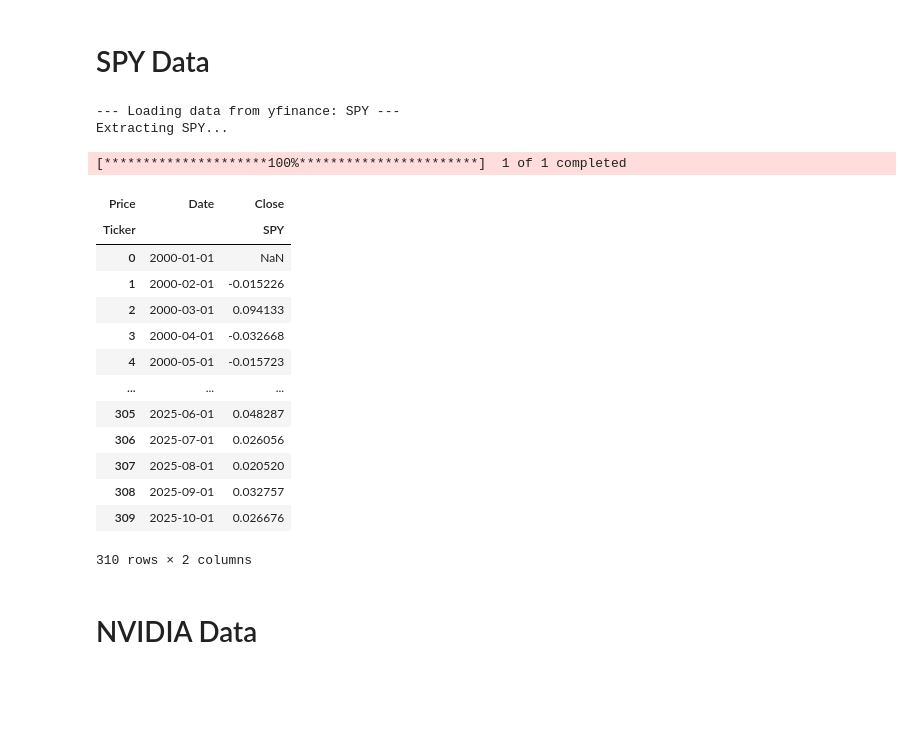
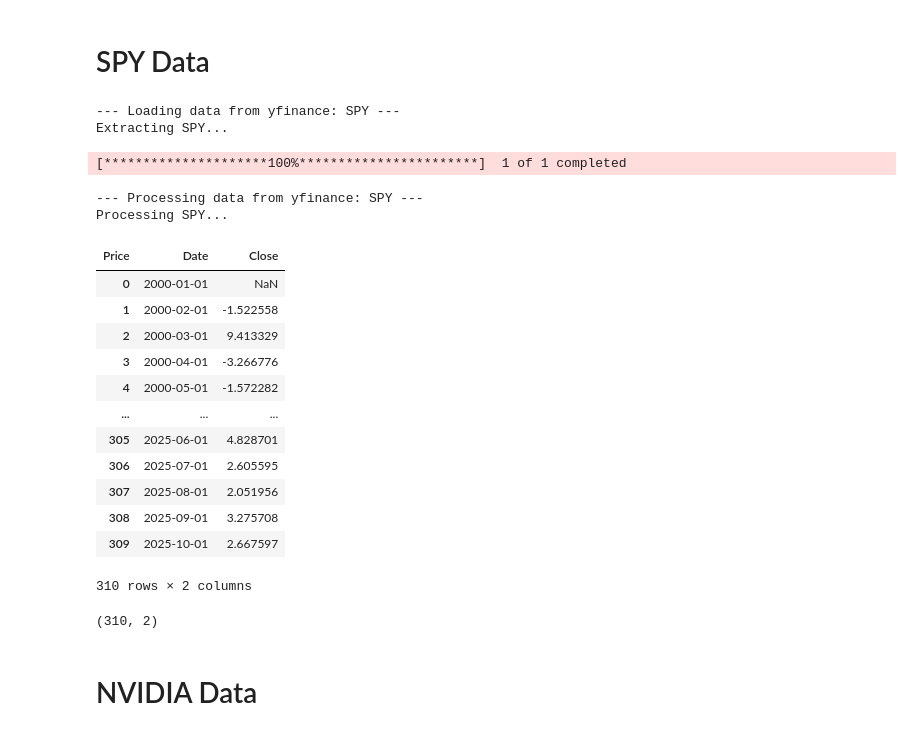
Before and after one commit to bwhong/bwhong-dsci510_fall2025_final_project, a Jupyter notebook: src/results.ipynb, the cells around one changed output. Drawn from its saved outputs; the diff is of its cells as text; code cells hidden in the pictures; blank space fills up the shorter version.

Commit message:
added processing functions

```diff
--- a/src/results.ipynb
+++ b/src/results.ipynb
@@ -41,25 +46,30 @@ Saved line plot for Date vs Value
 # SPY Data
 # %%
 spy_data = get_stock_data(SPY_DATASET, '2000-01-01', '2025-11-01', '1mo', True)
-spy_data
+process_stock_data(spy_data, 'SPY')
 # %% [output]
 --- Loading data from yfinance: SPY ---
 Extracting SPY...
 [*********************100%***********************]  1 of 1 completed
+--- Processing data from yfinance: SPY ---
+Processing SPY...
 | Price | Date | Close |
-| Ticker |  | SPY |
 | 0 | 2000-01-01 | NaN |
-| 1 | 2000-02-01 | -0.015226 |
-| 2 | 2000-03-01 | 0.094133 |
-| 3 | 2000-04-01 | -0.032668 |
-| 4 | 2000-05-01 | -0.015723 |
+| 1 | 2000-02-01 | -1.522558 |
+| 2 | 2000-03-01 | 9.413329 |
+| 3 | 2000-04-01 | -3.266776 |
+| 4 | 2000-05-01 | -1.572282 |
 | ... | ... | ... |
-| 305 | 2025-06-01 | 0.048287 |
-| 306 | 2025-07-01 | 0.026056 |
-| 307 | 2025-08-01 | 0.020520 |
-| 308 | 2025-09-01 | 0.032757 |
-| 309 | 2025-10-01 | 0.026676 |
+| 305 | 2025-06-01 | 4.828701 |
+| 306 | 2025-07-01 | 2.605595 |
+| 307 | 2025-08-01 | 2.051956 |
+| 308 | 2025-09-01 | 3.275708 |
+| 309 | 2025-10-01 | 2.667597 |
-310 rows × 2 columns
+310 rows × 2 columns
+# %%
+spy_data.shape
+# %% [output]
+(310, 2)
 # %% [markdown]
 # NVIDIA Data
 # %%
```
Also changed, not shown: parts of 8 cells of this notebook, 2 other files.
